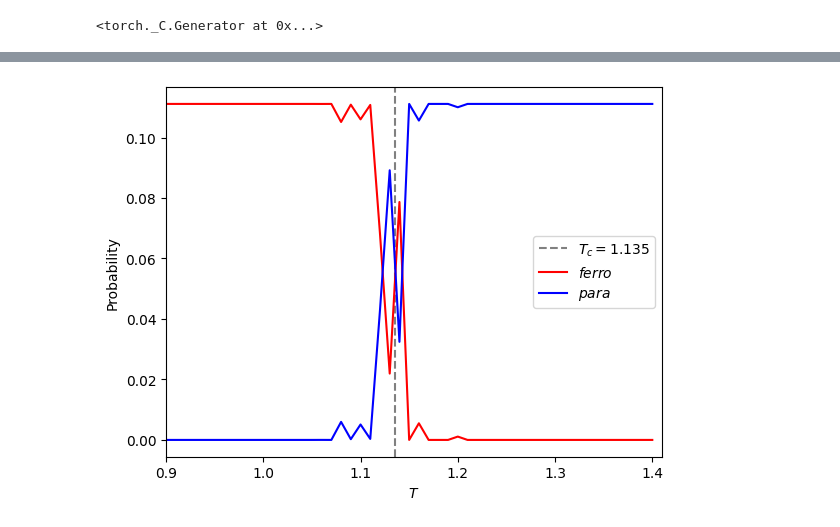
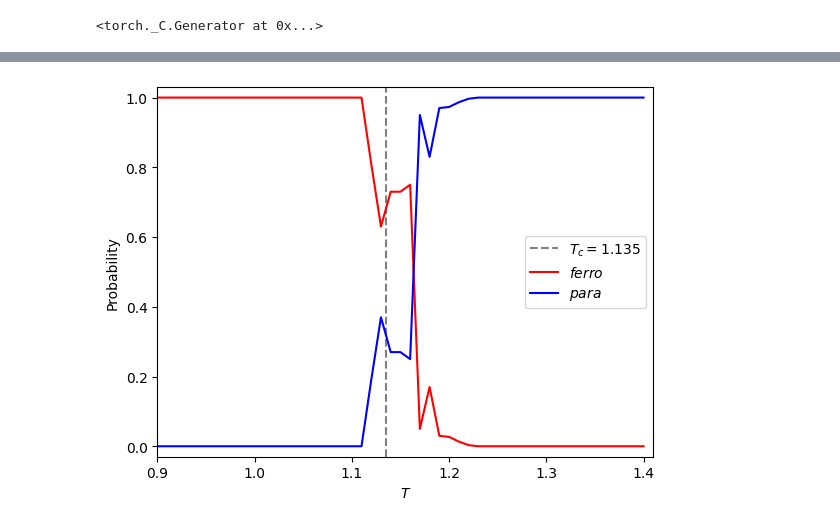
Before and after one commit to tatsuya0926/spin-configuration-learning, a Jupyter notebook: learning/train/train_cnn_Clock_q=4.ipynb, the cells around one changed output, grey strips where cells are left out. Saved outputs shown, nothing was run; the diff lists cells and outputs as text; code cells hidden in the pictures.

```diff
--- a/learning/train/train_cnn_Clock_q=4.ipynb
+++ b/learning/train/train_cnn_Clock_q=4.ipynb
@@ -18,7 +18,7 @@ torch.manual_seed(3407)
 # %%
 Q = 4
 nconf = 51
-ndata = 500
+ndata = 400
 L = 64
 T_cr = 1.135 # critical temp for 2d 4-Clock
 t_start = 0.9
@@ -66,21 +89,21 @@ class CNNClassifier(nn.Module):
         super(CNNClassifier, self).__init__()
         self.conv1 = nn.Conv2d(1, 64, 3, 1)
         self.conv2 = nn.Conv2d(64, 128, 3, 1)
-        # self.conv3 = nn.Conv2d(128, 256, 3, 1)
+        self.conv3 = nn.Conv2d(128, 96, 3, 1)
         self.dropout1 = nn.Dropout(0.25)
         self.dropout2 = nn.Dropout(0.5)
-        self.fc1 = nn.Linear(29*29*128, 64)
-        self.fc2 = nn.Linear(64, 32)
-        self.fc3 = nn.Linear(32, target_size)
+        # self.fc1 = nn.Linear(12*12*96, 64)
+        self.fc1 = nn.Linear(14*14*128, 96)
+        self.fc2 = nn.Linear(96, 64)
+        self.fc3 = nn.Linear(64, target_size)
         self.relu = nn.ReLU()
 
     def forward(self, x):
         x = self.relu(self.conv1(x))
         x = nn.MaxPool2d(2)(x)
-        # x = self.dropout1(x)
+        x = self.dropout1(x)
         x = self.relu(self.conv2(x))
-        # print(x.shape)
-        # x = nn.MaxPool2d(2)(x)
+        x = nn.MaxPool2d(2)(x)
         # x = self.relu(self.conv3(x))
         x = torch.flatten(x, 1)
         x = self.relu(self.fc1(x))
@@ -266,11 +292,33 @@ weighted avg     1.0000    1.0000    1.0000      1900
+# %%
+model = torch.load("../models/2d_Clock_q=4_model_classifier.pth")
+
+y1s_mean, y2s_mean = np.empty(nconf), np.empty(nconf)
+niter = 100
+model.eval()
+for iter in range(niter):
+    answer_test, prediction_test, temps = [], [], []
+    for data, temp, target in test_loader:
+        data = data.to(device)
+        output = model(data)
+        pred = output.argmax(dim=1, keepdim=False)
+        prediction_test += list(pred.cpu().numpy())
+        answer_test += list(target.cpu().numpy())
+        temps += list(temp.cpu().numpy())
+    xs, y1s, y2s = inference(len(test_dataset), temps, prediction_test, target_size)
+    y1s_mean += y1s
+    y2s_mean += y2s
+y1s_mean /= niter
+y2s_mean /= niter
 # %%
-plt.axvline(x=T_cr, ymin=0, ymax=1, ls="dashed", color="gray", label=r"$T_c={}$".format(T_cr))
-plt.xlim(t_start,t_end)
+plt.axvline(x=T_cr, ymin=0, ymax=1, ls="dashed",
+            color="gray", label=r"$T_c={}$".format(T_cr))
+plt.xlim(t_start, t_end)
+plt.ylim(-0.03, 1.03)
 plt.plot(xs, y1s_mean, label=r"$ferro$", color="red")
 plt.plot(xs, y2s_mean, label=r"$para$", color="blue")
 plt.legend()
 plt.xlabel(r"$T$")
 plt.ylabel(r"Probability")
 plt.show()
 # %% [output]
-[figure, old version]
+[figure, new version]
```
Also changed, not shown: parts of 5 cells of this notebook, 11 other files.
